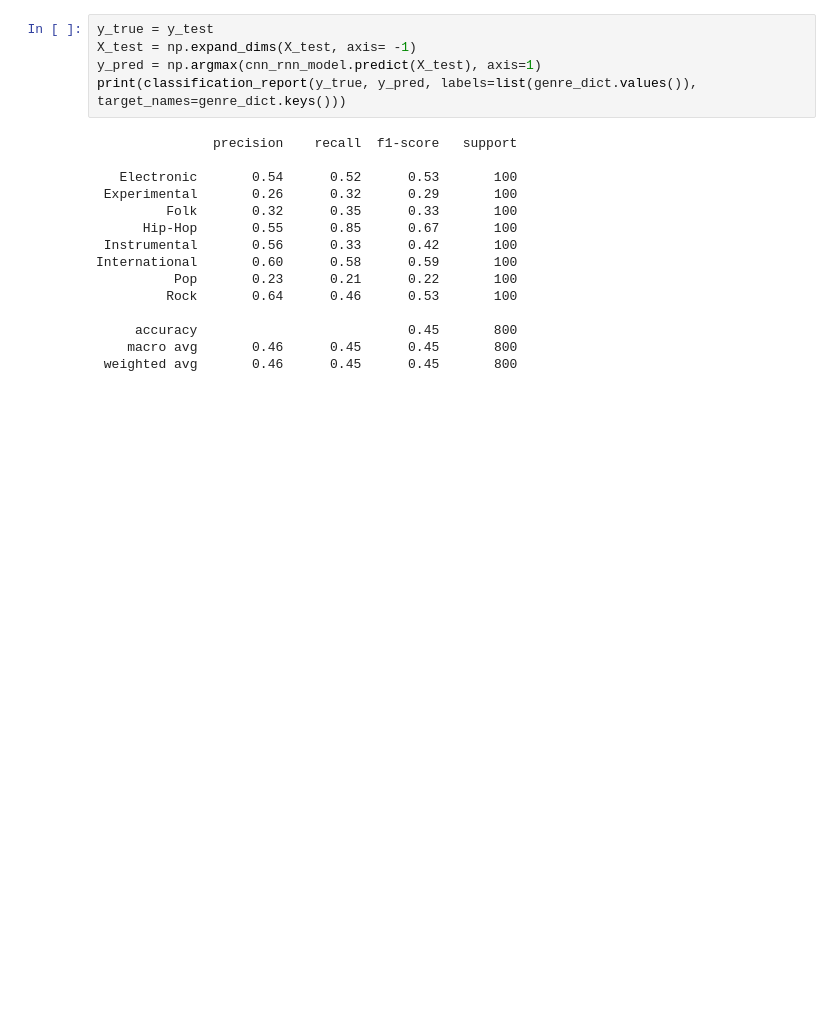
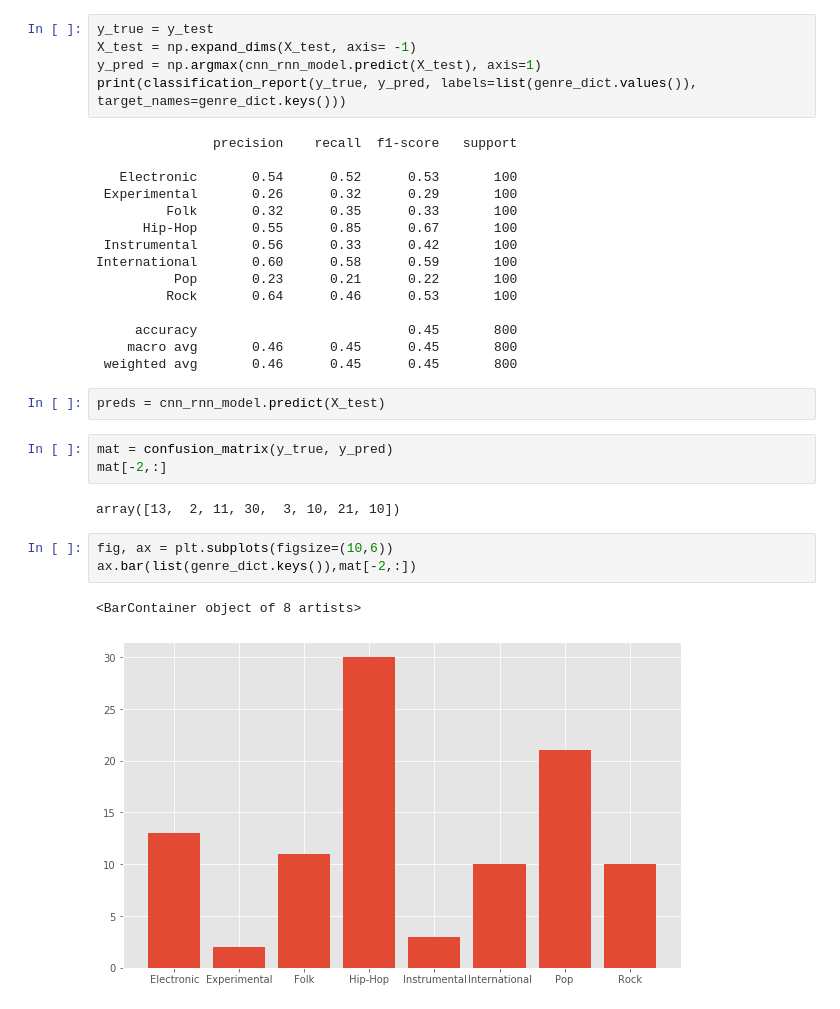
Before and after one commit to ddiaz164/music_genres, a Jupyter notebook: notebooks/models.ipynb, the cells around one changed output. Saved outputs shown, nothing was run; the diff lists cells and outputs as text; blank space fills up the shorter version.

```diff
--- a/notebooks/models.ipynb
+++ b/notebooks/models.ipynb
@@ -329,3 +336,16 @@ International       0.60      0.58      0.59       100
      accuracy                           0.45       800
     macro avg       0.46      0.45      0.45       800
  weighted avg       0.46      0.45      0.45       800
+# %%
+preds = cnn_rnn_model.predict(X_test)
+# %%
+mat = confusion_matrix(y_true, y_pred)
+mat[-2,:]
+# %% [output]
+array([13,  2, 11, 30,  3, 10, 21, 10])
+# %%
+fig, ax = plt.subplots(figsize=(10,6))
+ax.bar(list(genre_dict.keys()),mat[-2,:])
+# %% [output]
+<BarContainer object of 8 artists>
+[figure, added]
```
Also changed, not shown: parts of 18 cells of this notebook, 4 other files.
